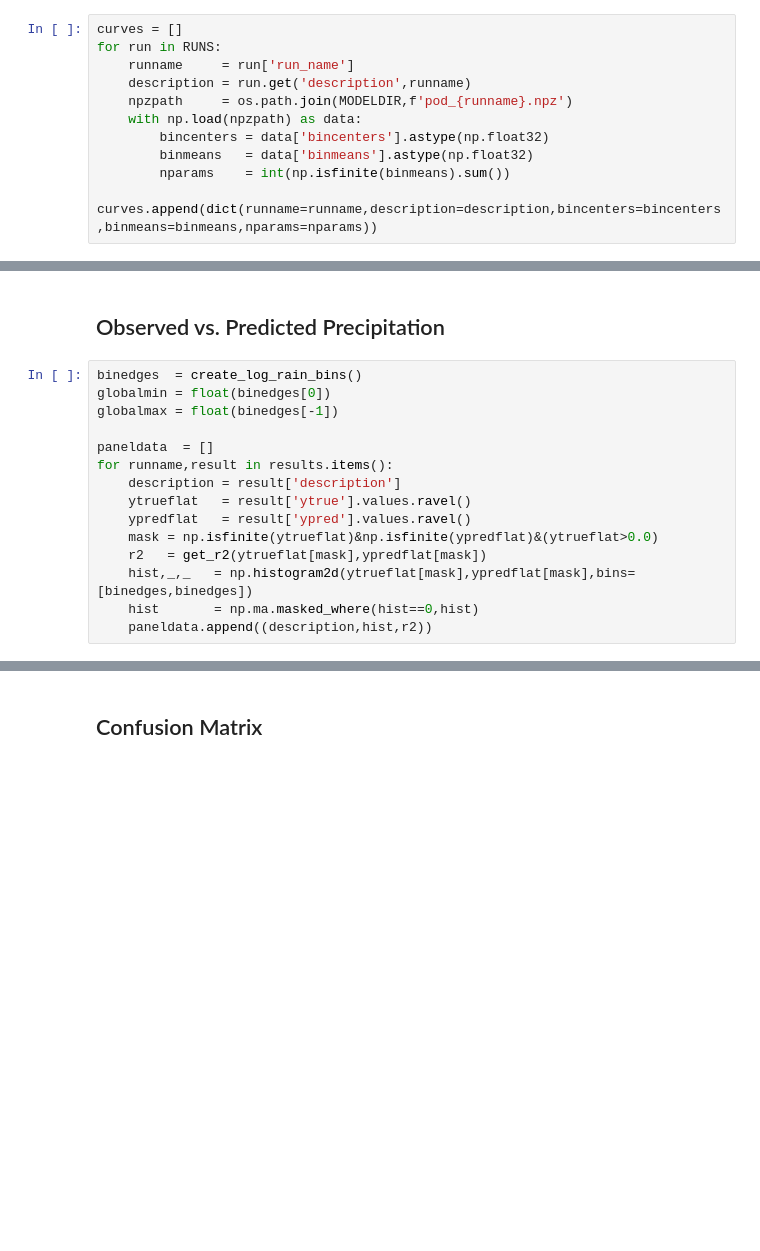
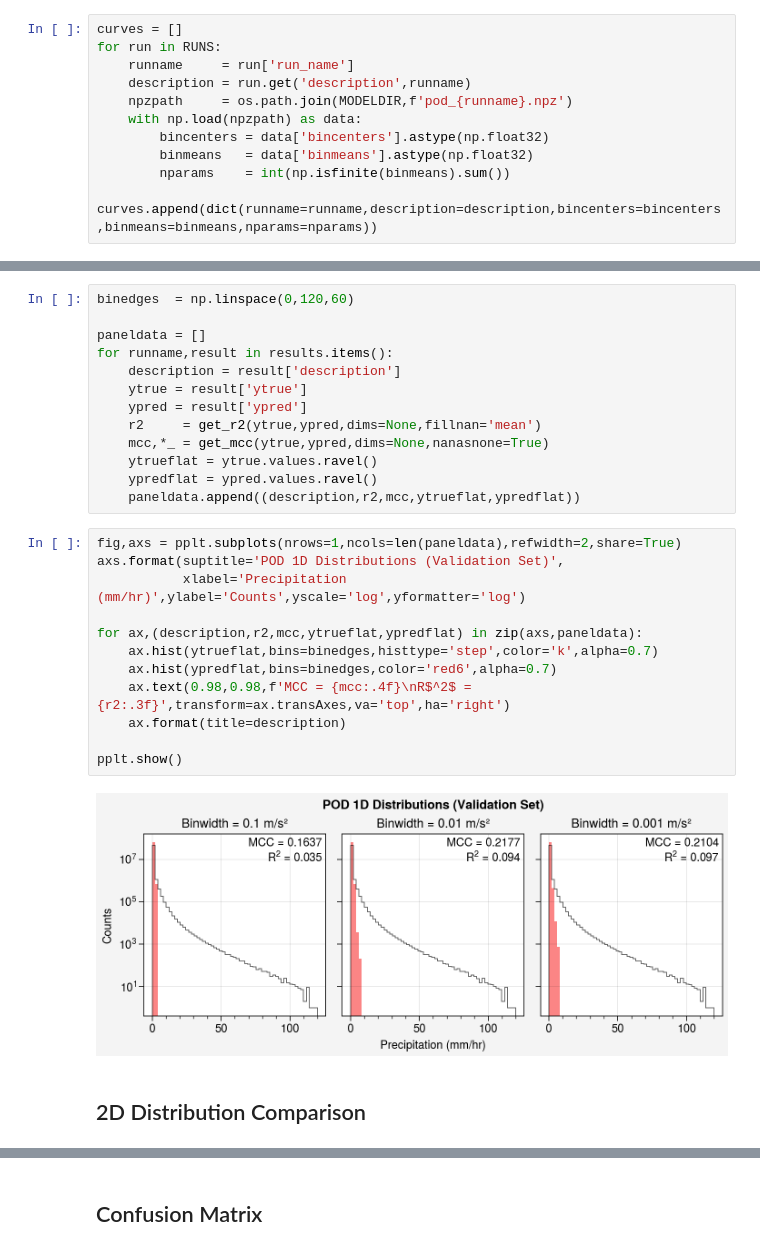
Before and after one commit to savannahferretti/monsoon-sr, a Jupyter notebook: notebooks/pod.ipynb, the cells around one changed output, grey strips where cells are left out. Saved outputs shown, nothing was run; the diff lists cells and outputs as text; blank space fills up the shorter version.

```diff
--- a/notebooks/pod.ipynb
+++ b/notebooks/pod.ipynb
@@ -113,17 +103,29 @@ pplt.show()
+# %%
+binedges  = np.linspace(0,120,60)
+
+paneldata = []
+for runname,result in results.items():
+    description = result['description']
+    ytrue = result['ytrue']
+    ypred = result['ypred']
+    r2     = get_r2(ytrue,ypred,dims=None,fillnan='mean')
+    mcc,*_ = get_mcc(ytrue,ypred,dims=None,nanasnone=True)
+    ytrueflat = ytrue.values.ravel()
+    ypredflat = ypred.values.ravel()
+    paneldata.append((description,r2,mcc,ytrueflat,ypredflat))
+# %%
+fig,axs = pplt.subplots(nrows=1,ncols=len(paneldata),refwidth=2,share=True)
+axs.format(suptitle='POD 1D Distributions (Validation Set)',
+           xlabel='Precipitation (mm/hr)',ylabel='Counts',yscale='log',yformatter='log')
+
+for ax,(description,r2,mcc,ytrueflat,ypredflat) in zip(axs,paneldata):
+    ax.hist(ytrueflat,bins=binedges,histtype='step',color='k',alpha=0.7)
+    ax.hist(ypredflat,bins=binedges,color='red6',alpha=0.7)
+    ax.text(0.98,0.98,f'MCC = {mcc:.4f}\nR$^2$ = {r2:.3f}',transform=ax.transAxes,va='top',ha='right')
+    ax.format(title=description)
+
+pplt.show()
+# %% [output]
+[figure, added]
 # %% [markdown]
-## Observed vs. Predicted Precipitation
+## 2D Distribution Comparison
-# %%
-binedges  = create_log_rain_bins()
-globalmin = float(binedges[0])
-globalmax = float(binedges[-1])
-
-paneldata  = []
-for runname,result in results.items():
-    description = result['description']
-    ytrueflat   = result['ytrue'].values.ravel()
-    ypredflat   = result['ypred'].values.ravel()
-    mask = np.isfinite(ytrueflat)&np.isfinite(ypredflat)&(ytrueflat>0.0)
-    r2   = get_r2(ytrueflat[mask],ypredflat[mask])
-    hist,_,_   = np.histogram2d(ytrueflat[mask],ypredflat[mask],bins=[binedges,binedges])
-    hist       = np.ma.masked_where(hist==0,hist)
-    paneldata.append((description,hist,r2))
```
Also changed, not shown: parts of 21 cells of this notebook, 28 other files.
